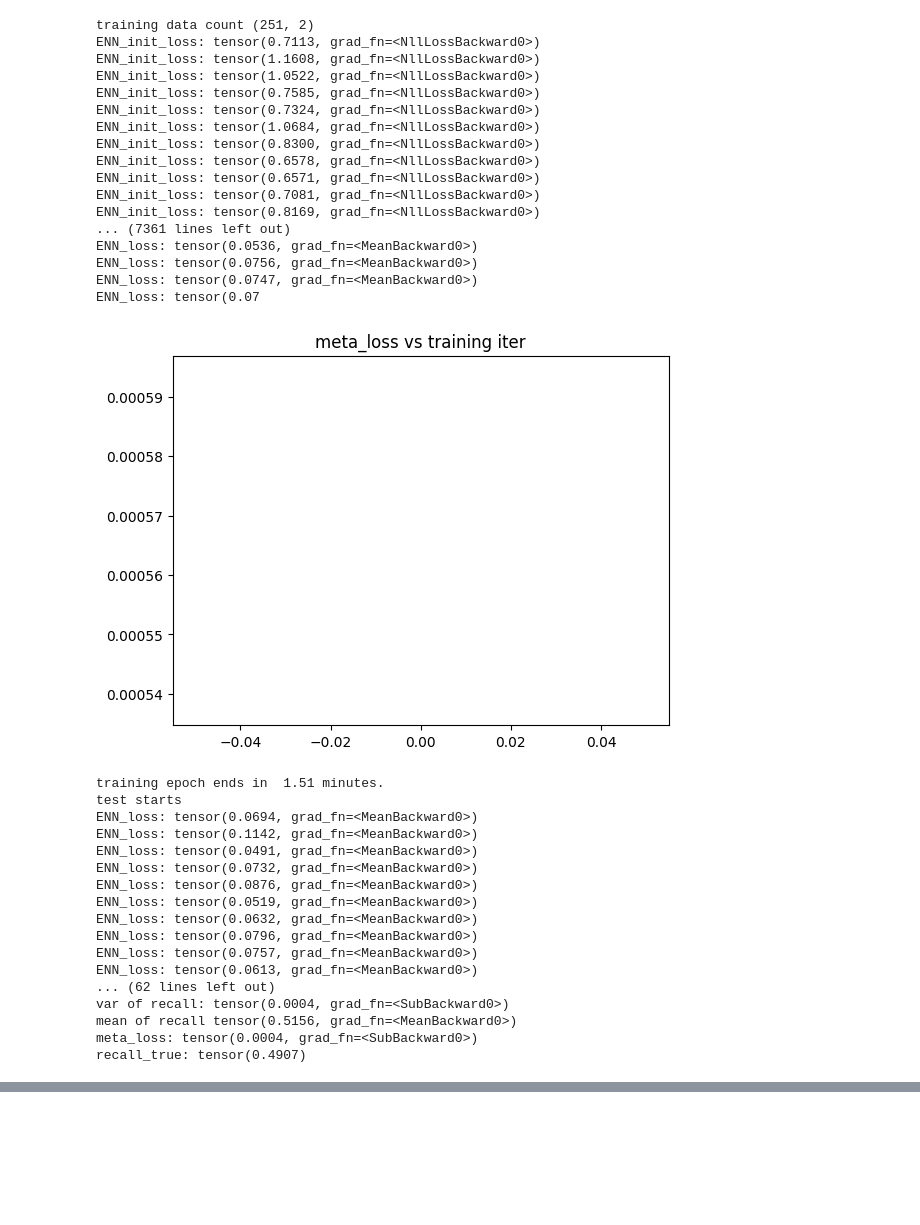
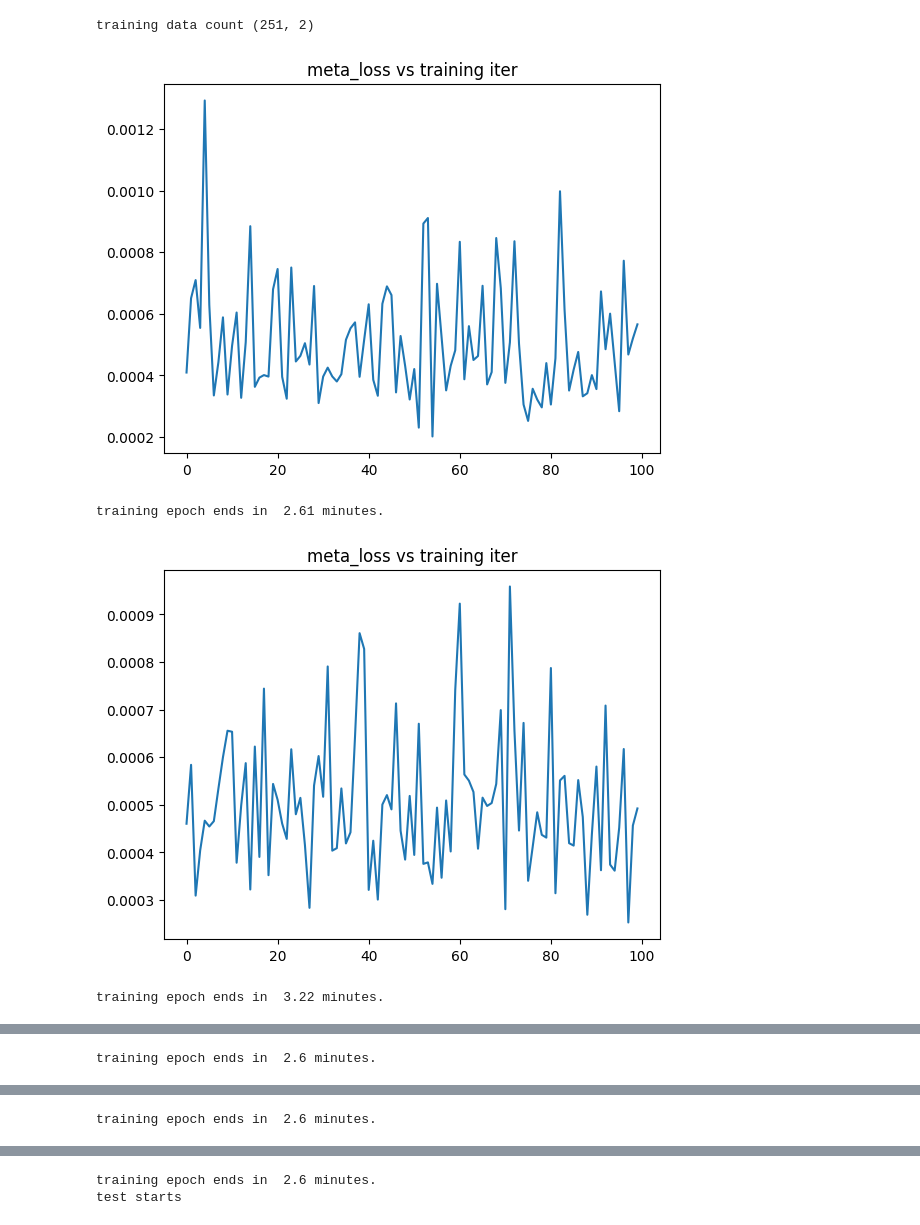
Before and after one commit to namkoong-lab/Adptive-Labeling, a Jupyter notebook: src/notebooks/Test pipeline.ipynb, the cells around one changed output, grey strips where cells are left out. Cells and saved outputs as stored; diff of their text form; code cells hidden in the pictures; blank space fills up the shorter version.

Commit message:
update plots

```diff
--- a/src/notebooks/Test pipeline.ipynb
+++ b/src/notebooks/Test pipeline.ipynb
@@ -21,65 +21,34 @@ import pipeline
 # %%
 #data generated from https://github.com/dakshmittal30/Adaptive_sampling/blob/49060b32a7c95ab5f8057ff593629d64ea411c14/src/notebooks/Dataset_generator.ipynb
 #predictor (a logistic regression) generated from https://github.com/dakshmittal30/Adaptive_sampling/blob/49060b32a7c95ab5f8057ff593629d64ea411c14/src/notebooks/Predictor.ipynb
 #biased data from https://github.com/dakshmittal30/Adaptive_sampling/blob/7cf3996c786ce33db90fcb7aef8584054169557c/src/notebooks/Selection_bias.ipynb
 directory = '/shared/share_mala/yuanzhe/adaptive_sampling/pipeline_datasets/'
 train_csv_name = directory + 'classifier_input_dim_1_train_init_data_mean_0.0ln_1.0sig_0.1no.2000.csv'
 train_csv_name = directory +'/biased_new/classifier_input_dim_1_train_init_data_mean_0.0ln_1.0sig_0.1no.2000_random_prop_score_selected_2_16.0__.csv'
 test_csv_name = directory + 'classifier_input_dim_1_test_final_data_mean_0.0ln_1.0sig_0.1no.2000.csv'
 pool_csv_name = directory + 'classifier_input_dim_1_pool_data_mean_0.0ln_1.0sig_0.1no.2000.csv'
 device = torch.device("cuda" if torch.cuda.is_available() else "cpu")
 
 
 df_train = pd.read_csv(train_csv_name)
 print('training data count',df_train.shape)
 
 Z_dim = 8
 
 dataset_cfg = pipeline.DatasetConfig(train_csv_name, test_csv_name, pool_csv_name, "EVENT_LABEL")
-model_cfg = pipeline.ModelConfig(batch_size_train = 251, batch_size_test = 500, batch_size_query = 100, temp_k_subset = 0.1, hidden_sizes_weight_NN = [50,50], meta_opt_lr = 0.01, n_classes = 2, n_epoch = 1, init_train_lr = 0.05, init_train_weight_decay = 0.01, n_train_init = 100, meta_opt_weight_decay = 0.01)
+model_cfg = pipeline.ModelConfig(batch_size_train = 251, batch_size_test = 500, batch_size_query = 100, temp_k_subset = 0.1, hidden_sizes_weight_NN = [50,50], meta_opt_lr = 0.01, n_classes = 2, n_epoch = 5, init_train_lr = 0.05, init_train_weight_decay = 0.01, n_train_init = 100, meta_opt_weight_decay = 0.01)
 train_cfg = pipeline.TrainConfig(n_train_iter = 100, n_ENN_iter = 15, ENN_opt_lr = 0.01, temp_var_recall = 0.4, z_dim = Z_dim, N_iter = 100, ENN_opt_weight_decay = 0.01) #temp_var_recall is the new variable added here
 enn_cfg = pipeline.ENNConfig(basenet_hidden_sizes = [50,50],  exposed_layers = [False, True], z_dim = Z_dim, learnable_epinet_hiddens = [15,15], hidden_sizes_prior = [5,5], seed_base = 2, seed_learnable_epinet = 1, seed_prior_epinet = 0, alpha = 1.0)
 
 
 model_predictor = torch.jit.load(directory + 'predictor_0206.pt')
 model_predictor.eval()
 
 # Example usage
-#need to add ``pipeline.'' in the below command; I didn't add it so that I can debug more easily
-pipeline.experiment(dataset_cfg, model_cfg, train_cfg, enn_cfg, model_predictor, device = device, if_print = 1)
+pipeline.experiment(dataset_cfg, model_cfg, train_cfg, enn_cfg, model_predictor, device = device, if_print = 0)
 # %% [output]
 training data count (251, 2)
-ENN_init_loss: tensor(0.7113, grad_fn=<NllLossBackward0>)
-ENN_init_loss: tensor(1.1608, grad_fn=<NllLossBackward0>)
-ENN_init_loss: tensor(1.0522, grad_fn=<NllLossBackward0>)
-ENN_init_loss: tensor(0.7585, grad_fn=<NllLossBackward0>)
-ENN_init_loss: tensor(0.7324, grad_fn=<NllLossBackward0>)
-ENN_init_loss: tensor(1.0684, grad_fn=<NllLossBackward0>)
-ENN_init_loss: tensor(0.8300, grad_fn=<NllLossBackward0>)
-ENN_init_loss: tensor(0.6578, grad_fn=<NllLossBackward0>)
-ENN_init_loss: tensor(0.6571, grad_fn=<NllLossBackward0>)
-ENN_init_loss: tensor(0.7081, grad_fn=<NllLossBackward0>)
-ENN_init_loss: tensor(0.8169, grad_fn=<NllLossBackward0>)
-... (7361 lines left out)
-ENN_loss: tensor(0.0536, grad_fn=<MeanBackward0>)
-ENN_loss: tensor(0.0756, grad_fn=<MeanBackward0>)
-ENN_loss: tensor(0.0747, grad_fn=<MeanBackward0>)
-ENN_loss: tensor(0.07
-[figure, old version]
+[figure, new version]
-training epoch ends in  1.51 minutes.
-test starts
-ENN_loss: tensor(0.0694, grad_fn=<MeanBackward0>)
-ENN_loss: tensor(0.1142, grad_fn=<MeanBackward0>)
-ENN_loss: tensor(0.0491, grad_fn=<MeanBackward0>)
-ENN_loss: tensor(0.0732, grad_fn=<MeanBackward0>)
-ENN_loss: tensor(0.0876, grad_fn=<MeanBackward0>)
-ENN_loss: tensor(0.0519, grad_fn=<MeanBackward0>)
-ENN_loss: tensor(0.0632, grad_fn=<MeanBackward0>)
-ENN_loss: tensor(0.0796, grad_fn=<MeanBackward0>)
-ENN_loss: tensor(0.0757, grad_fn=<MeanBackward0>)
-ENN_loss: tensor(0.0613, grad_fn=<MeanBackward0>)
-... (62 lines left out)
-var of recall: tensor(0.0004, grad_fn=<SubBackward0>)
-mean of recall tensor(0.5156, grad_fn=<MeanBackward0>)
-meta_loss: tensor(0.0004, grad_fn=<SubBackward0>)
-recall_true: tensor(0.4907)
+training epoch ends in  2.61 minutes.
+[figure, added]
+training epoch ends in  3.22 minutes.
@@ -85,0 +56 @@ recall_true: tensor(0.4907)
+training epoch ends in  2.6 minutes.
@@ -85,0 +58 @@ recall_true: tensor(0.4907)
+training epoch ends in  2.6 minutes.
@@ -86,3 +60,5 @@ recall_true: tensor(0.4907)
+training epoch ends in  2.6 minutes.
+test starts
 # %%
 #%load_ext line_profiler
 #profiling code - check which part
```
Also changed, not shown: parts of 1 cell of this notebook, 2 other files.
